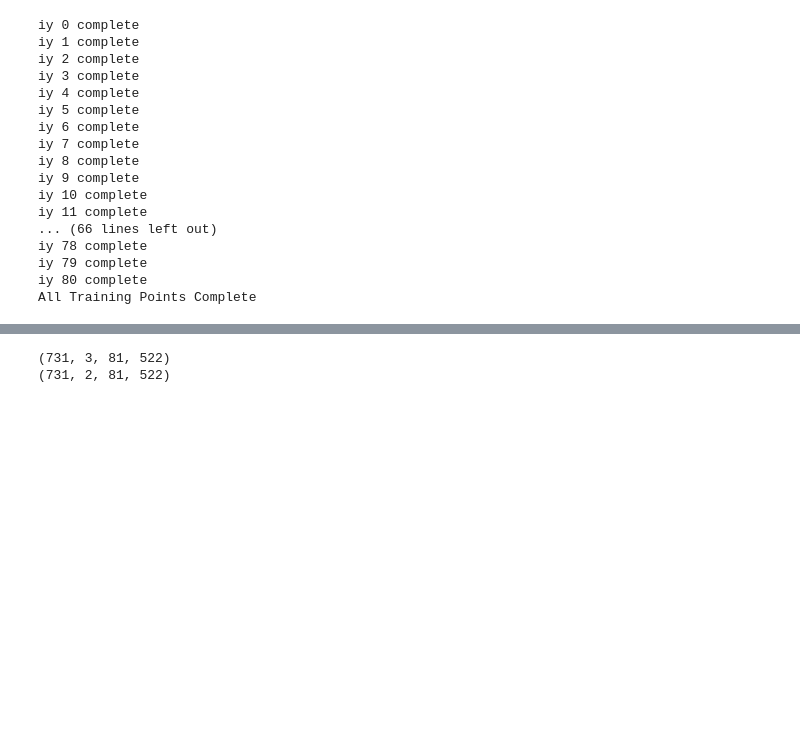
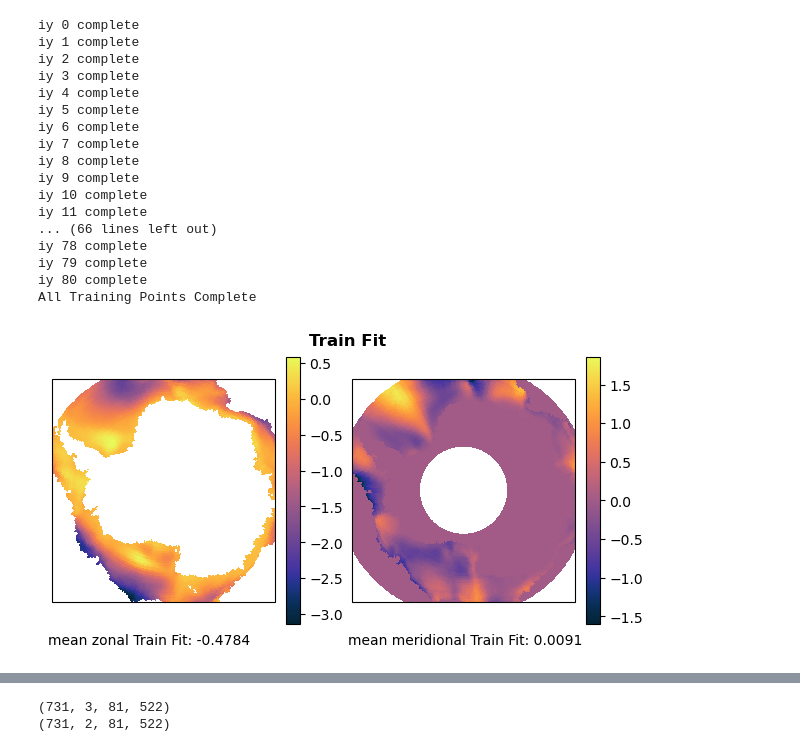
Before and after one commit to jackbassham/thesis-rough, a Jupyter notebook: old-notebooks/LRV3Weighted.ipynb, the cells around one changed output, grey strips where cells are left out. Saved outputs shown, nothing was run; the diff lists cells and outputs as text; code cells hidden in the pictures; blank space fills up the shorter version.

```diff
--- a/old-notebooks/LRV3Weighted.ipynb
+++ b/old-notebooks/LRV3Weighted.ipynb
@@ -19,6 +19,15 @@ import cmocean as cmo
 
 # PATH_SOURCE = "/home/jbassham/jack/old-thesis/data/sh/inputs_v2"
 # PATH_DEST = "/home/jbassham/jack/old-thesis/data/sh/outputs_v2"
+# %%
+HEM = 'sh'
+# %%
+# Load coordinates
+fnam = '/home/jbassham/jack/thesis-rough/data/coordinates/sh/01072026_1643/coord_sh19922020_01072026_1643.npz'
+
+data = np.load(fnam)
+lat = data['lat']
+lon = data['lon']
 # %%
 def plot_metric2(u_data, v_data, lon, lat, metric):
 
@@ -342,3 +351,14 @@ iy 78 complete
 iy 79 complete
 iy 80 complete
 All Training Points Complete
+# %%
+it = 180
+
+u_out = fit_train[it,:,:].real
+v_out = fit_train[it,:,:].imag
+
+metric = 'Train Fit'
+
+plot_metric2(u_out, v_out, lon, lat, metric)
+# %% [output]
+[figure, added]
```
Also changed, not shown: parts of 3 cells of this notebook.
